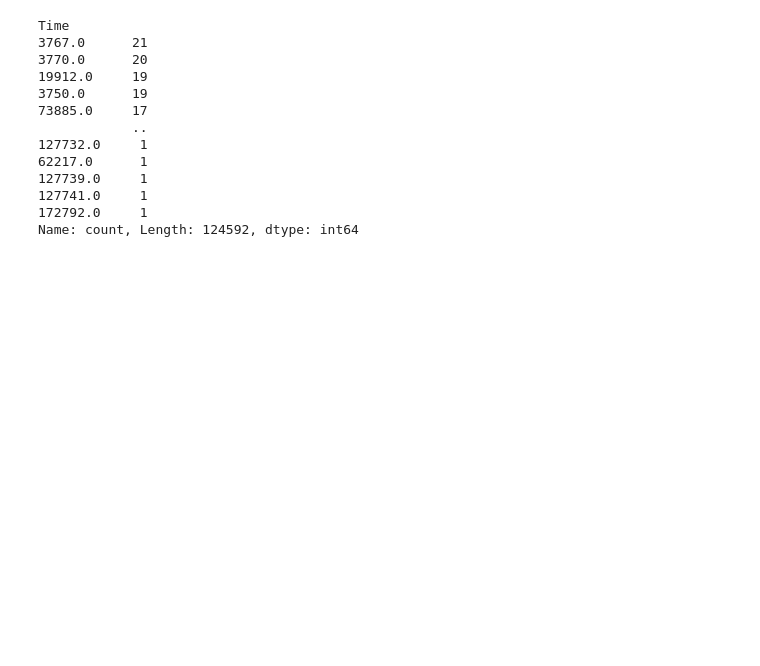
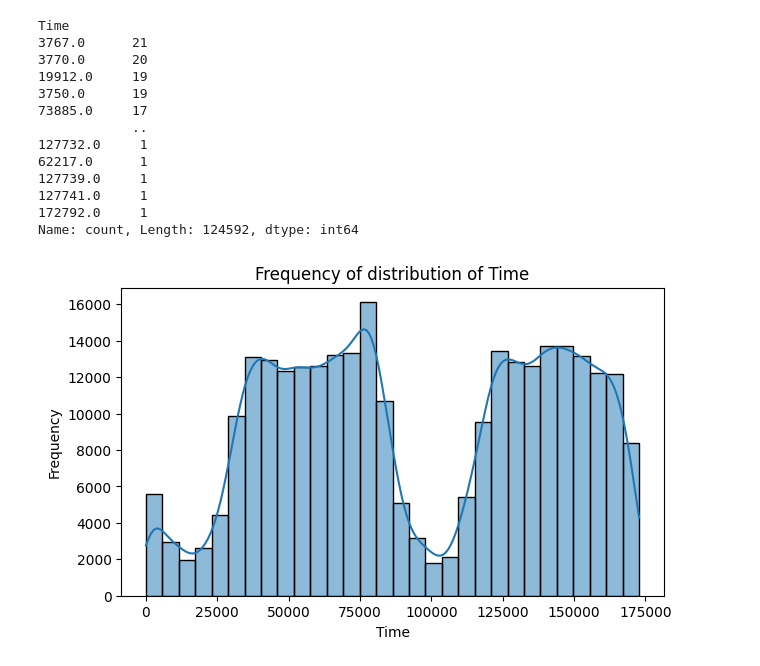
Before and after one commit to Acheinu/Codsoft, a Jupyter notebook: codsoft_creditcard.ipynb, the cells around one changed output. Saved outputs shown, nothing was run; the diff lists cells and outputs as text; code cells hidden in the pictures; blank space fills up the shorter version.

```diff
--- a/codsoft_creditcard.ipynb
+++ b/codsoft_creditcard.ipynb
@@ -359,0 +326,10 @@ plt.show()
+# %%
+
+plt.figure(figsize = (7,4))
+sns.histplot(Credit['Time'], bins=30, edgecolor='black', kde = True)
+plt.title('Frequency of distribution of Time')
+plt.xlabel('Time')
+plt.ylabel('Frequency')
+plt.show()
+# %% [output]
+[figure, added]
```
Also changed, not shown: parts of 6 cells of this notebook.
